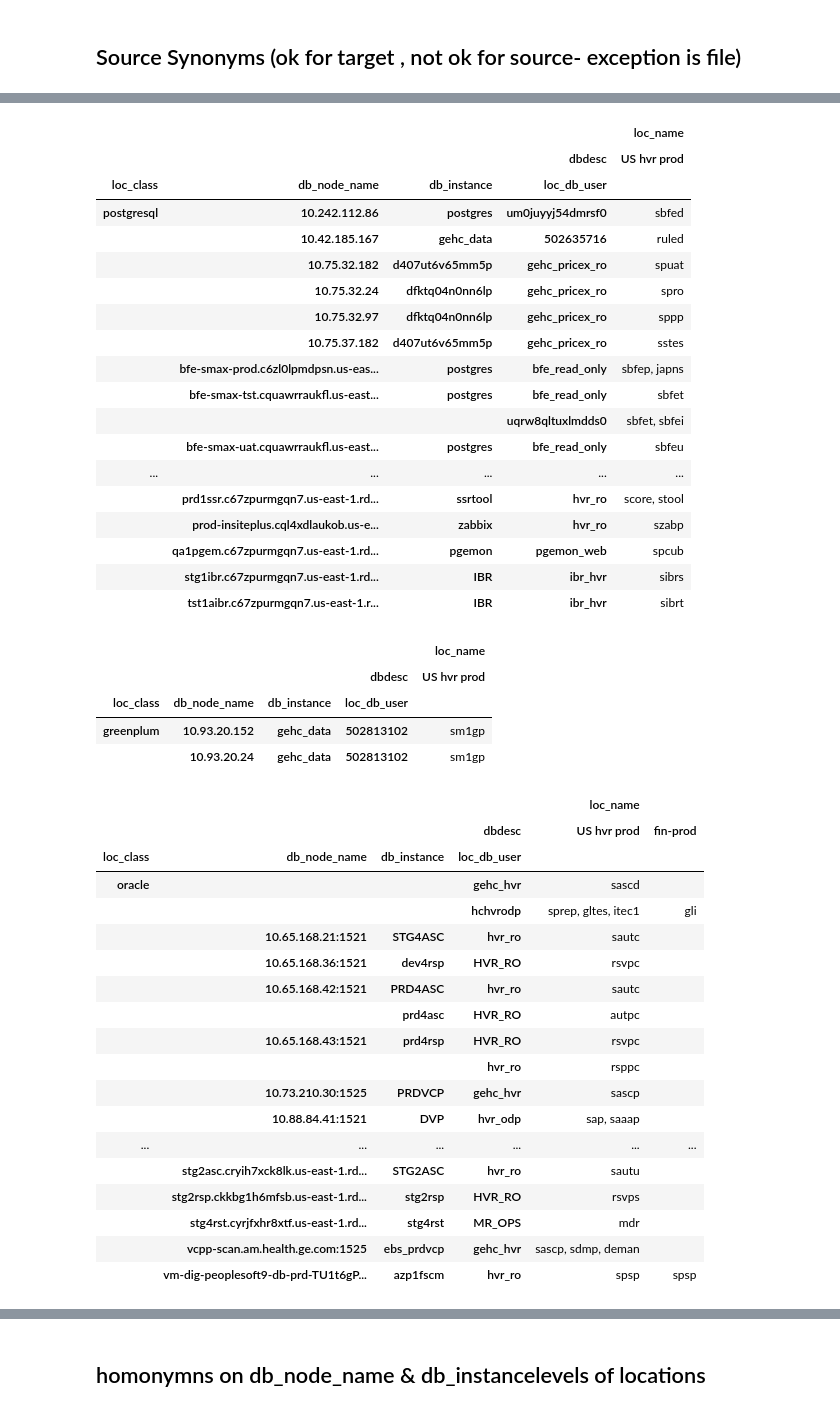
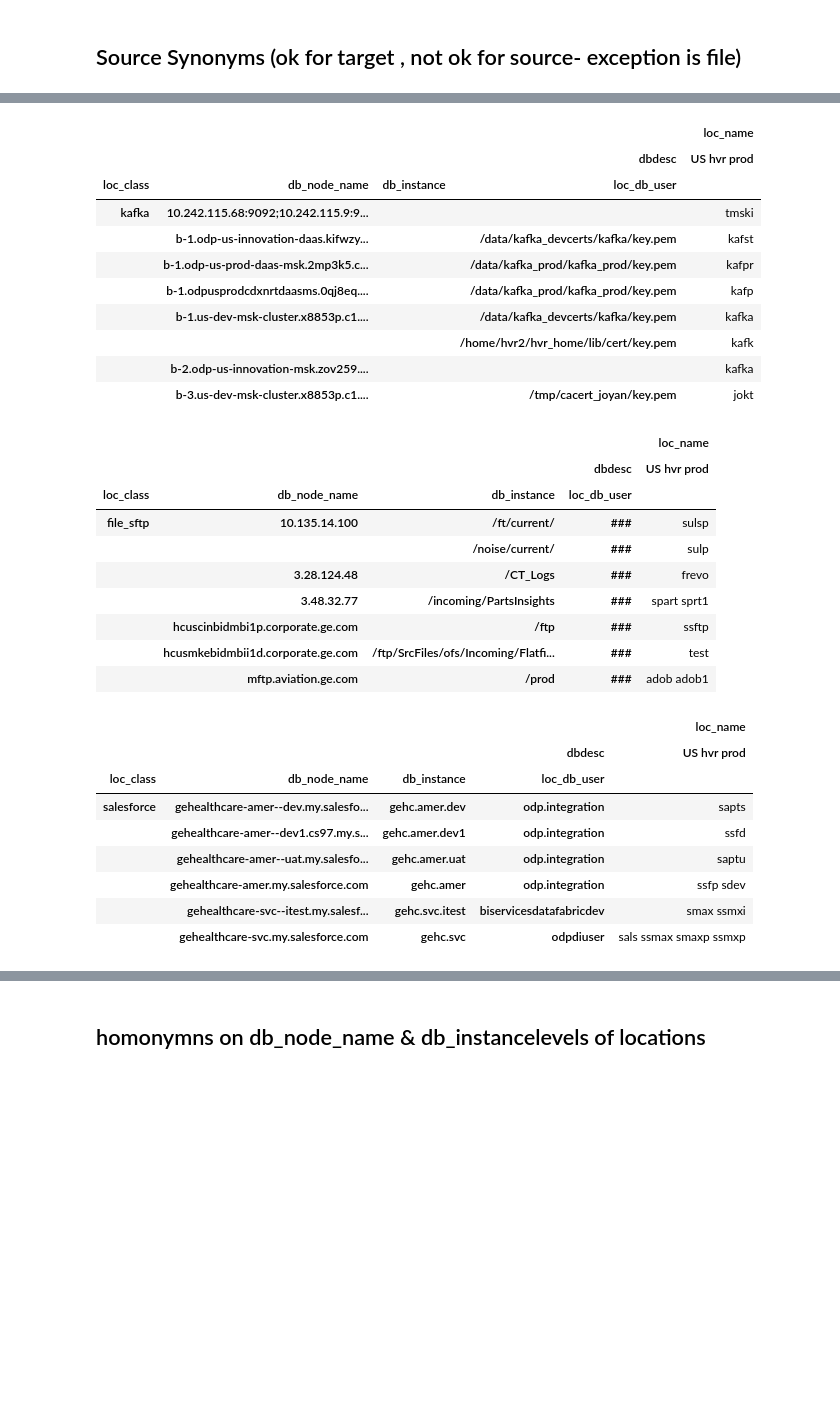
Before and after one commit to bartoszski/haskell, a Jupyter notebook: vitality/PY_LocationAnalysis.ipynb, the cells around one changed output, grey strips where cells are left out. Cells and saved outputs as stored; diff of their text form; code cells hidden in the pictures; blank space fills up the shorter version.

```diff
--- a/vitality/PY_LocationAnalysis.ipynb
+++ b/vitality/PY_LocationAnalysis.ipynb
@@ -204,7 +213,7 @@ display(locations_prod_df[locations_prod_df['loc_class']=='oracle'])
 # %%
 #//TODO filter singletons
 
-concat_func = lambda x: ',</br> '.join(set(map(str, x)))
+concat_func = lambda x: '</br> '.join(set(map(str, x)))
 
 agg_funcs = {'loc_name': concat_func }
 
@@ -256,46 +274,33 @@ for loc_lass in set(locations_prod_df['loc_class']):
 |  |  |  |  | loc_name |
 |  |  |  | dbdesc | US hvr prod |
 | loc_class | db_node_name | db_instance | loc_db_user |  |
-| postgresql | 10.242.112.86 | postgres | um0juyyj54dmrsf0 | sbfed |
-|  | 10.42.185.167 | gehc_data | 502635716 | ruled |
-|  | 10.75.32.182 | d407ut6v65mm5p | gehc_pricex_ro | spuat |
-|  | 10.75.32.24 | dfktq04n0nn6lp | gehc_pricex_ro | spro |
-|  | 10.75.32.97 | dfktq04n0nn6lp | gehc_pricex_ro | sppp |
-|  | 10.75.37.182 | d407ut6v65mm5p | gehc_pricex_ro | sstes |
-|  | bfe-smax-prod.c6zl0lpmdpsn.us-eas... | postgres | bfe_read_only | sbfep, japns |
-|  | bfe-smax-tst.cquawrraukfl.us-east... | postgres | bfe_read_only | sbfet |
-|  |  |  | uqrw8qltuxlmdds0 | sbfet, sbfei |
-|  | bfe-smax-uat.cquawrraukfl.us-east... | postgres | bfe_read_only | sbfeu |
-| ... | ... | ... | ... | ... |
-|  | prd1ssr.c67zpurmgqn7.us-east-1.rd... | ssrtool | hvr_ro | score, stool |
-|  | prod-insiteplus.cql4xdlaukob.us-e... | zabbix | hvr_ro | szabp |
-|  | qa1pgem.c67zpurmgqn7.us-east-1.rd... | pgemon | pgemon_web | spcub |
-|  | stg1ibr.c67zpurmgqn7.us-east-1.rd... | IBR | ibr_hvr | sibrs |
-|  | tst1aibr.c67zpurmgqn7.us-east-1.r... | IBR | ibr_hvr | sibrt |
+| kafka | 10.242.115.68:9092;10.242.115.9:9... |  |  | tmski |
+|  | b-1.odp-us-innovation-daas.kifwzy... |  | /data/kafka_devcerts/kafka/key.pem | kafst |
+|  | b-1.odp-us-prod-daas-msk.2mp3k5.c... |  | /data/kafka_prod/kafka_prod/key.pem | kafpr |
+|  | b-1.odpusprodcdxnrtdaasms.0qj8eq.... |  | /data/kafka_prod/kafka_prod/key.pem | kafp |
+|  | b-1.us-dev-msk-cluster.x8853p.c1.... |  | /data/kafka_devcerts/kafka/key.pem | kafka |
+|  |  |  | /home/hvr2/hvr_home/lib/cert/key.pem | kafk |
+|  | b-2.odp-us-innovation-msk.zov259.... |  |  | kafka |
+|  | b-3.us-dev-msk-cluster.x8853p.c1.... |  | /tmp/cacert_joyan/key.pem | jokt |
 |  |  |  |  | loc_name |
 |  |  |  | dbdesc | US hvr prod |
 | loc_class | db_node_name | db_instance | loc_db_user |  |
-| greenplum | 10.93.20.152 | gehc_data | 502813102 | sm1gp |
-|  | 10.93.20.24 | gehc_data | 502813102 | sm1gp |
+| file_sftp | 10.135.14.100 | /ft/current/ | ### | sulsp |
+|  |  | /noise/current/ | ### | sulp |
+|  | 3.28.124.48 | /CT_Logs | ### | frevo |
+|  | 3.48.32.77 | /incoming/PartsInsights | ### | spart sprt1 |
+|  | hcuscinbidmbi1p.corporate.ge.com | /ftp | ### | ssftp |
+|  | hcusmkebidmbii1d.corporate.ge.com | /ftp/SrcFiles/ofs/Incoming/Flatfi... | ### | test |
+|  | mftp.aviation.ge.com | /prod | ### | adob adob1 |
-|  |  |  |  | loc_name |  |
-|  |  |  | dbdesc | US hvr prod | fin-prod |
-| loc_class | db_node_name | db_instance | loc_db_user |  |  |
-| oracle |  |  | gehc_hvr | sascd |  |
-|  |  |  | hchvrodp | sprep, gltes, itec1 | gli |
-|  | 10.65.168.21:1521 | STG4ASC | hvr_ro | sautc |  |
-|  | 10.65.168.36:1521 | dev4rsp | HVR_RO | rsvpc |  |
-|  | 10.65.168.42:1521 | PRD4ASC | hvr_ro | sautc |  |
-|  |  | prd4asc | HVR_RO | autpc |  |
-|  | 10.65.168.43:1521 | prd4rsp | HVR_RO | rsvpc |  |
-|  |  |  | hvr_ro | rsppc |  |
-|  | 10.73.210.30:1525 | PRDVCP | gehc_hvr | sascp |  |
-|  | 10.88.84.41:1521 | DVP | hvr_odp | sap, saaap |  |
-| ... | ... | ... | ... | ... | ... |
-|  | stg2asc.cryih7xck8lk.us-east-1.rd... | STG2ASC | hvr_ro | sautu |  |
-|  | stg2rsp.ckkbg1h6mfsb.us-east-1.rd... | stg2rsp | HVR_RO | rsvps |  |
-|  | stg4rst.cyrjfxhr8xtf.us-east-1.rd... | stg4rst | MR_OPS | mdr |  |
-|  | vcpp-scan.am.health.ge.com:1525 | ebs_prdvcp | gehc_hvr | sascp, sdmp, deman |  |
-|  | vm-dig-peoplesoft9-db-prd-TU1t6gP... | azp1fscm | hvr_ro | spsp | spsp |
+|  |  |  |  | loc_name |
+|  |  |  | dbdesc | US hvr prod |
+| loc_class | db_node_name | db_instance | loc_db_user |  |
+| salesforce | gehealthcare-amer--dev.my.salesfo... | gehc.amer.dev | odp.integration | sapts |
+|  | gehealthcare-amer--dev1.cs97.my.s... | gehc.amer.dev1 | odp.integration | ssfd |
+|  | gehealthcare-amer--uat.my.salesfo... | gehc.amer.uat | odp.integration | saptu |
+|  | gehealthcare-amer.my.salesforce.com | gehc.amer | odp.integration | ssfp sdev |
+|  | gehealthcare-svc--itest.my.salesf... | gehc.svc.itest | biservicesdatafabricdev | smax ssmxi |
+|  | gehealthcare-svc.my.salesforce.com | gehc.svc | odpdiuser | sals ssmax smaxp ssmxp |
 |  |  |  |  | loc_name |  |
 |  |  |  | dbdesc | US hvr prod | fin-prod |
 | loc_class | db_node_name | db_instance | loc_db_user |  |  |
```
Also changed, not shown: parts of 6 cells of this notebook, 5 other files.
